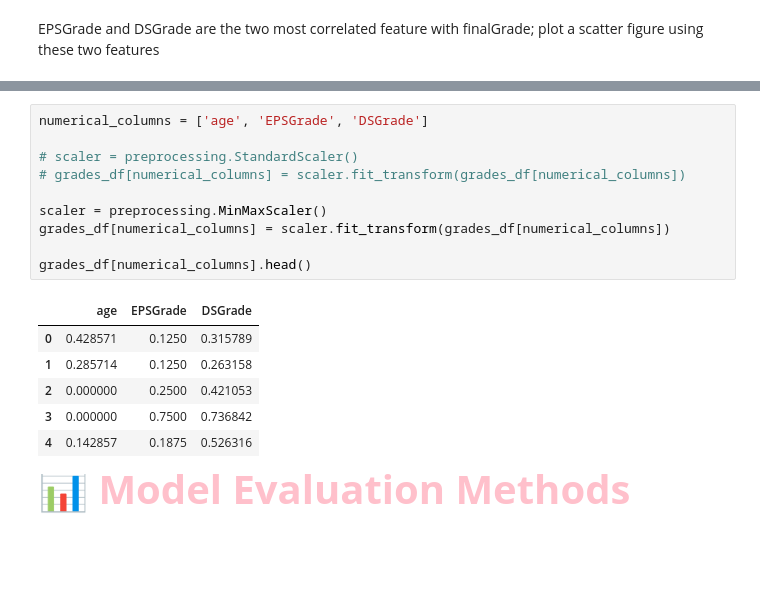
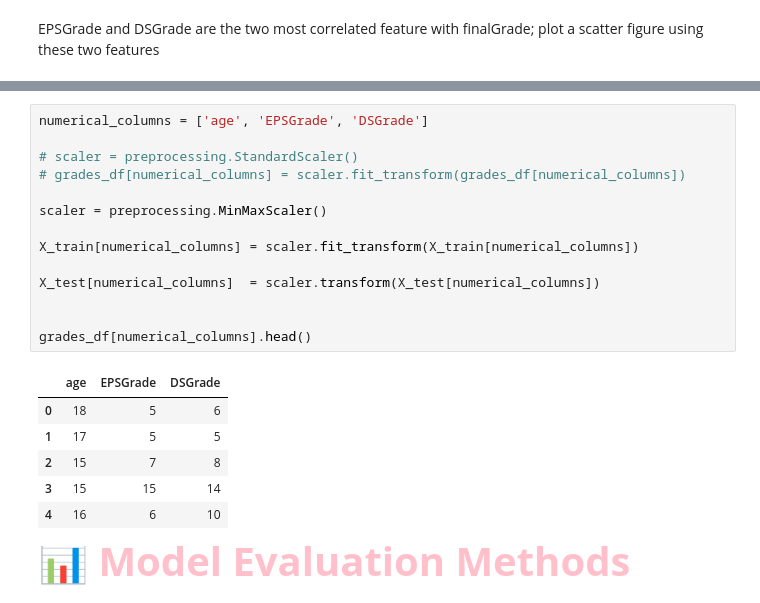
Before and after one commit to Artin-Tavasoli/Machine-Learning-Classifiers, a Jupyter notebook: Machine-Learning-Models.ipynb, the cells around one changed output, grey strips where cells are left out. Cells and saved outputs as stored; diff of their text form; blank space fills up the shorter version.

```diff
--- a/Machine-Learning-Models.ipynb
+++ b/Machine-Learning-Models.ipynb
@@ -387,20 +392,24 @@ According to the observed scatter plot, we don’t have strong outliers and our
 # %%
 numerical_columns = ['age', 'EPSGrade', 'DSGrade']
 
 # scaler = preprocessing.StandardScaler()
 # grades_df[numerical_columns] = scaler.fit_transform(grades_df[numerical_columns])
 
 scaler = preprocessing.MinMaxScaler()
-grades_df[numerical_columns] = scaler.fit_transform(grades_df[numerical_columns])
+
+X_train[numerical_columns] = scaler.fit_transform(X_train[numerical_columns])
+
+X_test[numerical_columns]  = scaler.transform(X_test[numerical_columns])
+
 
 grades_df[numerical_columns].head()
 # %% [output]
 |  | age | EPSGrade | DSGrade |
-| 0 | 0.428571 | 0.1250 | 0.315789 |
-| 1 | 0.285714 | 0.1250 | 0.263158 |
-| 2 | 0.000000 | 0.2500 | 0.421053 |
-| 3 | 0.000000 | 0.7500 | 0.736842 |
-| 4 | 0.142857 | 0.1875 | 0.526316 |
+| 0 | 18 | 5 | 6 |
+| 1 | 17 | 5 | 5 |
+| 2 | 15 | 7 | 8 |
+| 3 | 15 | 15 | 14 |
+| 4 | 16 | 6 | 10 |
 # %% [markdown]
 <span style="font-size:40px; font-weight:bold; color:pink;"> 📊 Model Evaluation Methods</span>
 # %% [markdown]
```
Also changed, not shown: parts of 17 cells of this notebook, 1 other file.
